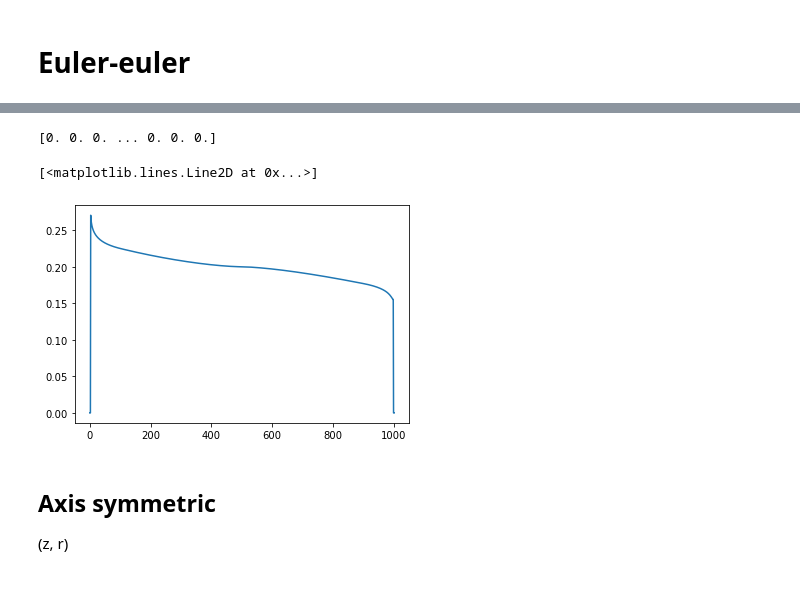
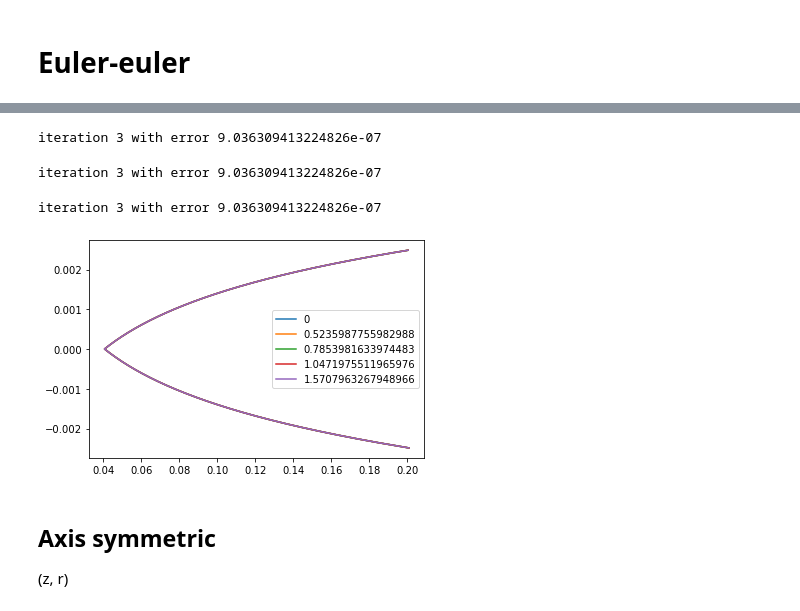
Before and after one commit to Toothpastefairy/comp_multphase_flow, a Jupyter notebook: bloodyguys.ipynb, the cells around one changed output, grey strips where cells are left out. Saved outputs shown, nothing was run; the diff lists cells and outputs as text; code cells hidden in the pictures.

```diff
--- a/bloodyguys.ipynb
+++ b/bloodyguys.ipynb
@@ -356,10 +360,55 @@ iteration 4 with error 3.250581229301619e-08
-# %%
-print(alpha_particles)
-plt.plot(alpha_particles)
-# %% [output]
-[0. 0. 0. ... 0. 0. 0.]
-[<matplotlib.lines.Line2D at 0x...>]
-[figure, removed]
+# %%
+# Add particles to the system
+for theta in [0, np.pi / 6, np.pi / 4, np.pi / 3, np.pi/2]:
+    system = reloadsystem()
+    system.add_particles(rho_RBC, diameter_RBC, volume_fraction_RBC)
+
+
+    # calculate initial alpha of the particles
+    alpha_particles = system.calc_alpha(velocity_turbulent, mu_turbulent)
+
+    # Calculate volumetric plasma concentration
+    alpha_fluid = 1 - alpha_particles
+    velocity_new = velocity_turbulent
+
+    # While loop to iterate of velocity
+    i = 0
+    error = 1
+    epsilon = 1e-3
+    while error > epsilon:
+        velocity = velocity_new
+
+        # Calculate new velocity
+        velocity_new = system.simulate_with_particles(mu_turbulent, alpha_fluid)
+
+        # Error difference in old and new velocity
+        error = np.sum(np.abs((velocity_new - velocity) / velocity))
+        alpha_particles = system.calc_alpha(velocity_turbulent, mu_turbulent)
+
+        # Calculate volumetric plasma concentration
+        alpha_fluid = 1 - alpha_particles
+        i+=1
+
+        if i > 200:
+            print("Oh nyo, it's bwoken")
+            break
+
+
+    velocity_plasma = velocity_new
+    # alpha_particles = np.linspace(0.05, 0.15, Ny+2) * 10
+    # alpha_particles = np.ones(Ny+2) * 0.9
+    velocity_plasma = system.simulate_with_particles(mu_turbulent, 1-alpha_particles)
+
+    velocity_particle = system.solve_particle_velocity(alpha_particles, velocity_plasma, mu_turbulent)
+    plt.plot(alpha_particles[alpha_particles != 0], system.y[alpha_particles != 0], label=theta)
+
+plt.legend()
+plt.show()
+# %% [output]
+iteration 3 with error 9.036309413224826e-07
+iteration 3 with error 9.036309413224826e-07
+iteration 3 with error 9.036309413224826e-07
+[figure, added]
 # %% [markdown]
 ## Axis symmetric
 (z, r)
```
Also changed, not shown: parts of 6 cells of this notebook, 4 other files.
